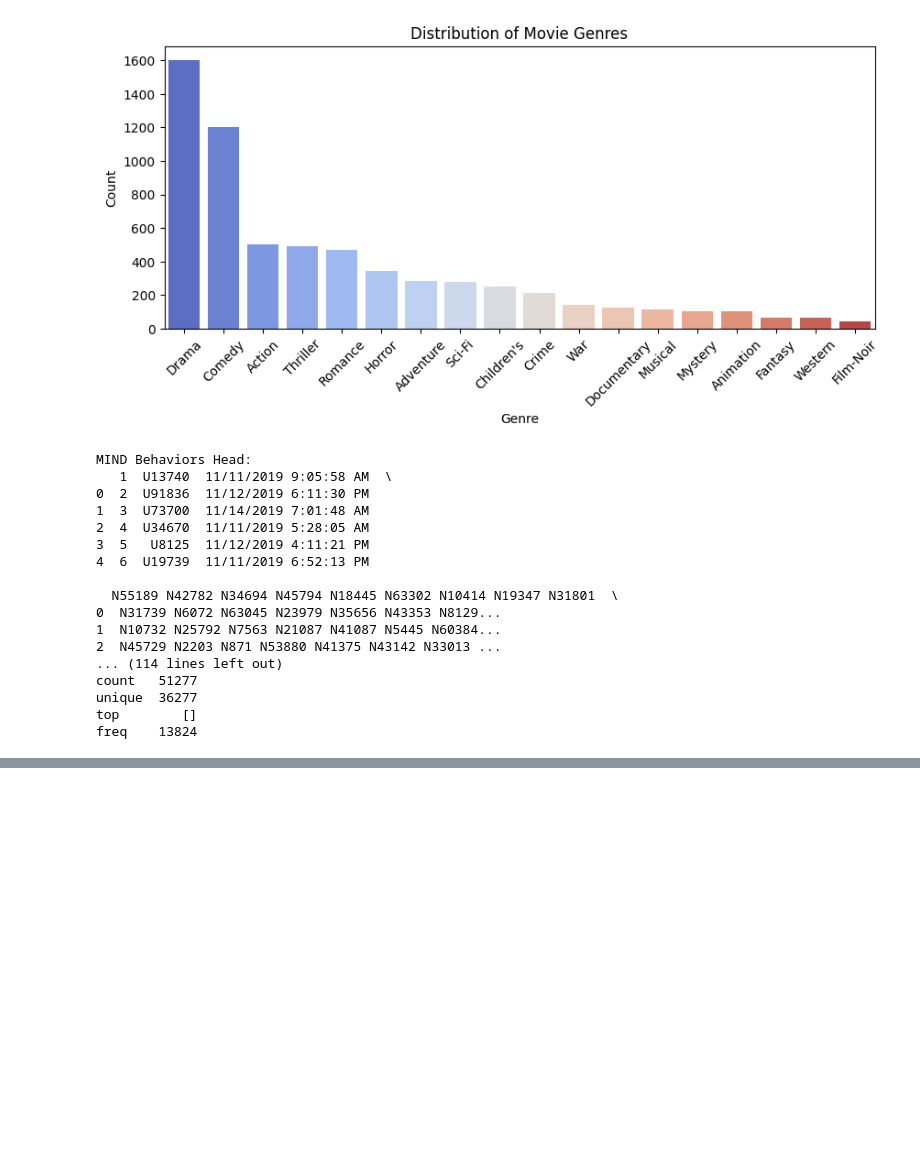
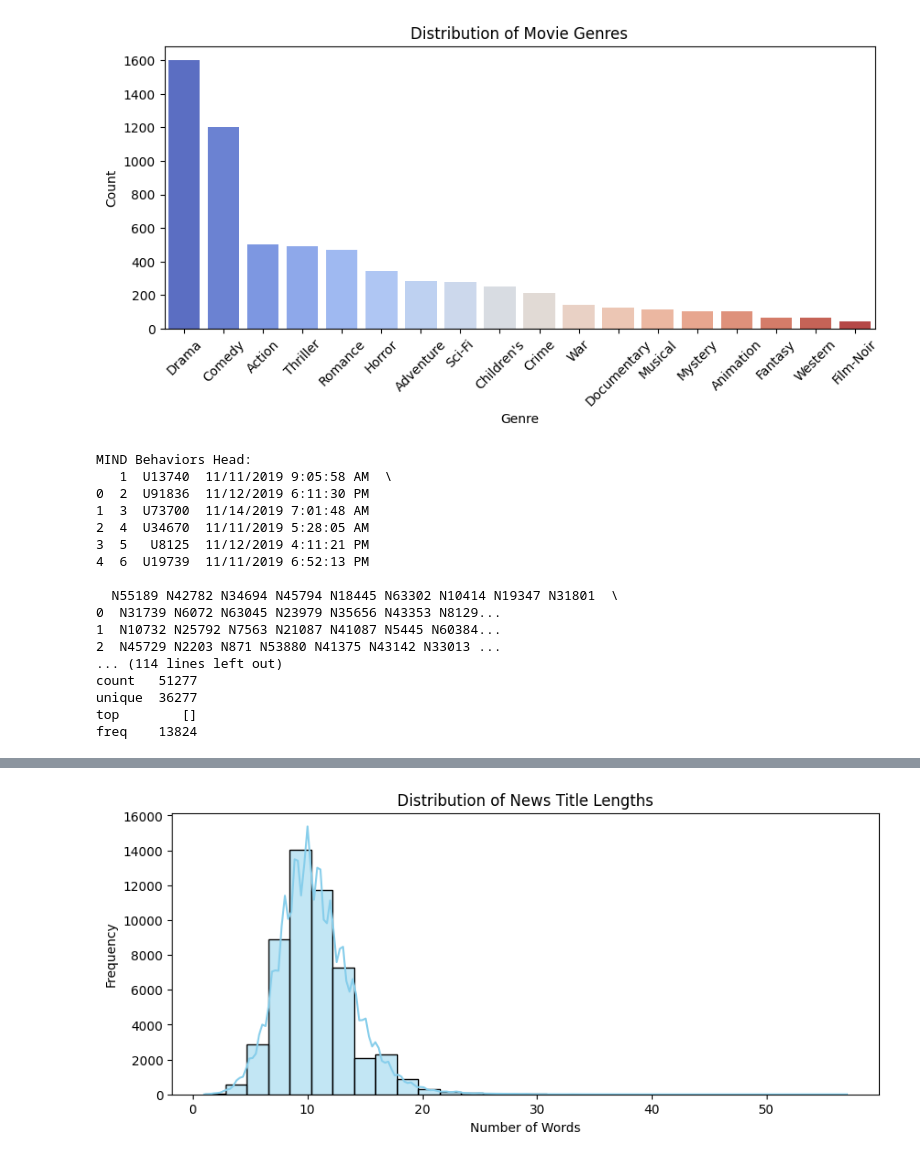
Before and after one commit to shitijseth/Unified-Cross-Domain-Recommender-System, a Jupyter notebook: data_exploration.ipynb, the cells around one changed output, grey strips where cells are left out. Drawn from its saved outputs; the diff is of its cells as text; code cells hidden in the pictures; blank space fills up the shorter version.

Commit message:
added columns to news df and more exploration

```diff
--- a/data_exploration.ipynb
+++ b/data_exploration.ipynb
@@ -86,7 +86,9 @@ if behaviors_path is None or news_path is None:
     raise FileNotFoundError("Could not locate behaviors.tsv or news.tsv in MIND dataset.")
 
 behaviors = pd.read_csv(behaviors_path, sep="\t")
-news = pd.read_csv(news_path, sep="\t")
+news = pd.read_csv(news_path, sep="\t", header=None,
+                   names=['news_id', 'category', 'subcategory', 'title', 'abstract', 'url', 'title_entities', 'abstract_entities'])
+
 
 print("\n=== MIND Behaviors ===")
 print(behaviors.head())
@@ -248,3 +250,97 @@ count   51277
 unique  36277
 top        []
 freq    13824
+# %%
+import pandas as pd
+import matplotlib.pyplot as plt
+import seaborn as sns
+import json
+
+# Display columns and basic info
+print("News DataFrame Columns:")
+print(news.columns.tolist())
+print("\nNews DataFrame Info:")
+print(news.info())
+
+# Check for missing values in key columns
+print("\nMissing values in News DataFrame:")
+print(news[['news_id', 'category', 'subcategory', 'title', 'abstract', 'title_entities', 'abstract_entities']].isna().sum())
+
+# Unique values in 'category' and their counts
+print("\nUnique News Categories:")
+print(news['category'].unique())
+print("\nNews Category Counts:")
+print(news['category'].value_counts())
+
+# Unique values in 'subcategory' and their counts
+print("\nUnique News Subcategories:")
+print(news['subcategory'].unique())
+print("\nNews Subcategory Counts:")
+print(news['subcategory'].value_counts())
+
+# Analyze textual content lengths
+news['title_length'] = news['title'].apply(lambda x: len(x.split()) if pd.notnull(x) else 0)
+news['abstract_length'] = news['abstract'].apply(lambda x: len(x.split()) if pd.notnull(x) else 0)
+
+print("\nTitle Length Statistics:")
+print(news['title_length'].describe())
+print("\nAbstract Length Statistics:")
+print(news['abstract_length'].describe())
+
+# Plot distributions of title and abstract lengths
+plt.figure(figsize=(10, 4))
+sns.histplot(news['title_length'], bins=30, kde=True, color="skyblue")
+plt.title("Distribution of News Title Lengths")
+plt.xlabel("Number of Words")
+plt.ylabel("Frequency")
+plt.show()
+
+plt.figure(figsize=(10, 4))
+sns.histplot(news['abstract_length'], bins=30, kde=True, color="salmon")
+plt.title("Distribution of News Abstract Lengths")
+plt.xlabel("Number of Words")
+plt.ylabel("Frequency")
+plt.show()
+
+# Parse the entity columns (which are stored as JSON-like strings)
+def parse_entities(entity_str):
+    try:
+        # Replace single quotes with double quotes to convert to valid JSON, if necessary
+        return json.loads(entity_str.replace("'", "\""))
+    except Exception as e:
+        return []
+
+# Apply parsing functions to entity columns
+news['parsed_title_entities'] = news['title_entities'].apply(lambda x: parse_entities(x) if pd.notnull(x) else [])
+news['parsed_abstract_entities'] = news['abstract_entities'].apply(lambda x: parse_entities(x) if pd.notnull(x) else [])
+
+# Compute number of entities in title and abstract
+news['title_entity_count'] = news['parsed_title_entities'].apply(len)
+news['abstract_entity_count'] = news['parsed_abstract_entities'].apply(len)
+
+print("\nTitle Entities Count Statistics:")
+print(news['title_entity_count'].describe())
+print("\nAbstract Entities Count Statistics:")
+print(news['abstract_entity_count'].describe())
+
+# Plot the distribution of entity counts
+plt.figure(figsize=(10, 4))
+sns.histplot(news['title_entity_count'], bins=20, kde=True, color="olive")
+plt.title("Distribution of Title Entity Counts")
+plt.xlabel("Number of Entities in Title")
+plt.ylabel("Frequency")
+plt.show()
+
+plt.figure(figsize=(10, 4))
+sns.histplot(news['abstract_entity_count'], bins=20, kde=True, color="teal")
+plt.title("Distribution of Abstract Entity Counts")
+plt.xlabel("Number of Entities in Abstract")
+plt.ylabel("Frequency")
+plt.show()
+
+# Optionally, show examples of parsed entities
+print("\nExample parsed title entities (first 5 rows):")
+print(news[['news_id', 'parsed_title_entities']].head())
+print("\nExample parsed abstract entities (first 5 rows):")
+print(news[['news_id', 'parsed_abstract_entities']].head())
+# %% [output]
@@ -250,0 +364 @@ freq    13824
+[figure, added]
```
Also changed, not shown: parts of 2 cells of this notebook.
